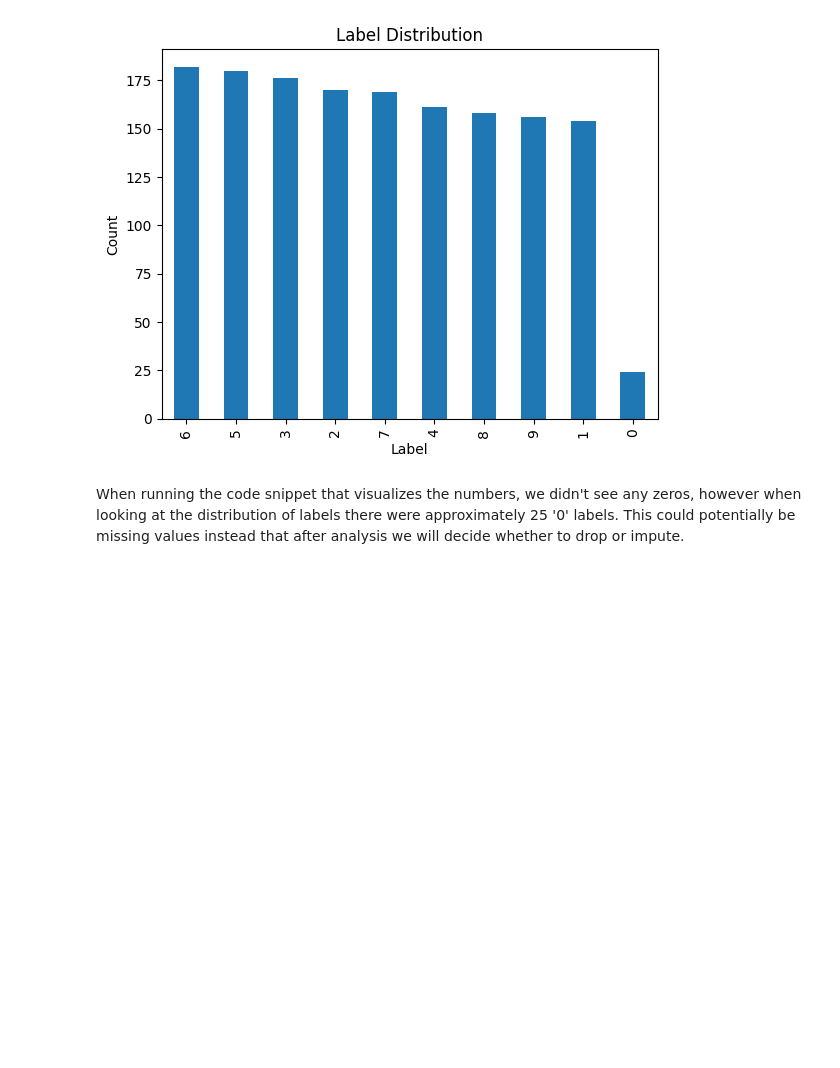
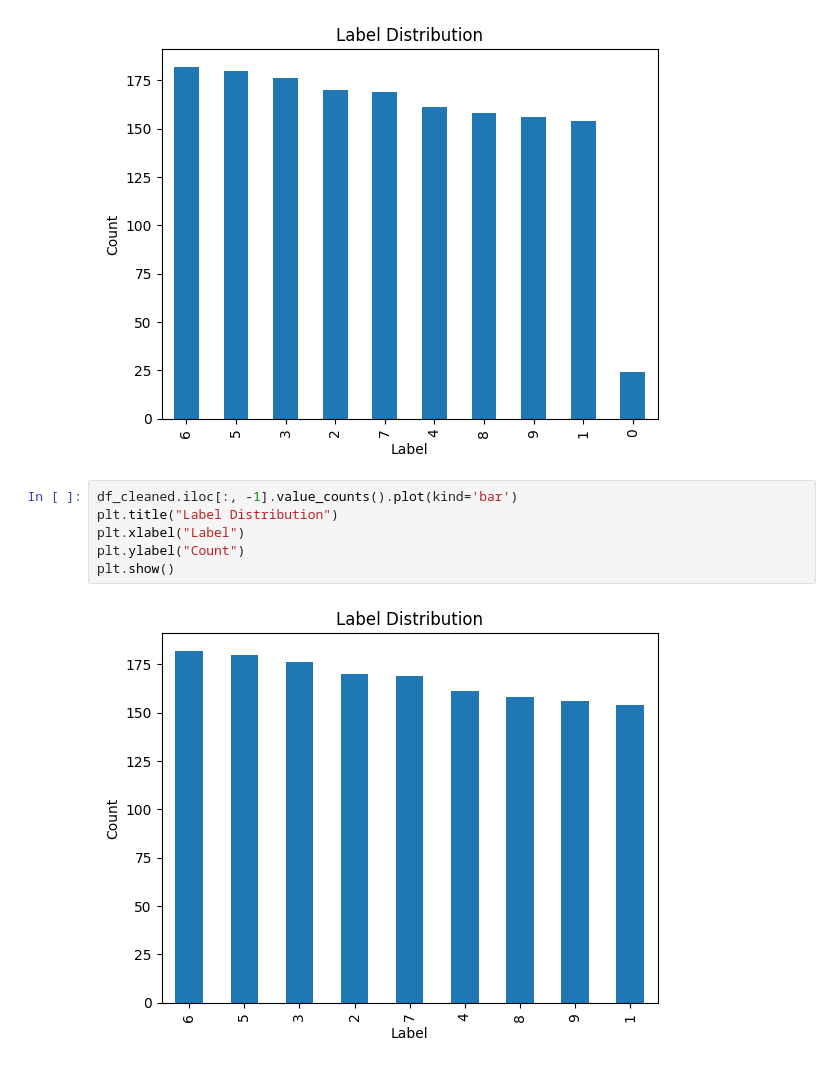
Before and after one commit to sjekic/DigitRecognizer, a Jupyter notebook: DigitRecognizer.ipynb, the cells around one changed output. Drawn from its saved outputs; the diff is of its cells as text; blank space fills up the shorter version.

```diff
--- a/DigitRecognizer.ipynb
+++ b/DigitRecognizer.ipynb
@@ -57,5 +57,11 @@ plt.ylabel("Count")
 plt.show()
 # %% [output]
 [figure]
-# %% [markdown]
-When running the code snippet that visualizes the numbers, we didn't see any zeros, however when looking at the distribution of labels there were approximately 25 '0' labels. This could potentially be missing values instead that after analysis we will decide whether to drop or impute.
+# %%
+df_cleaned.iloc[:, -1].value_counts().plot(kind='bar')
+plt.title("Label Distribution")
+plt.xlabel("Label")
+plt.ylabel("Count")
+plt.show()
+# %% [output]
+[figure, added]
```
Also changed, not shown: parts of 24 cells of this notebook.
